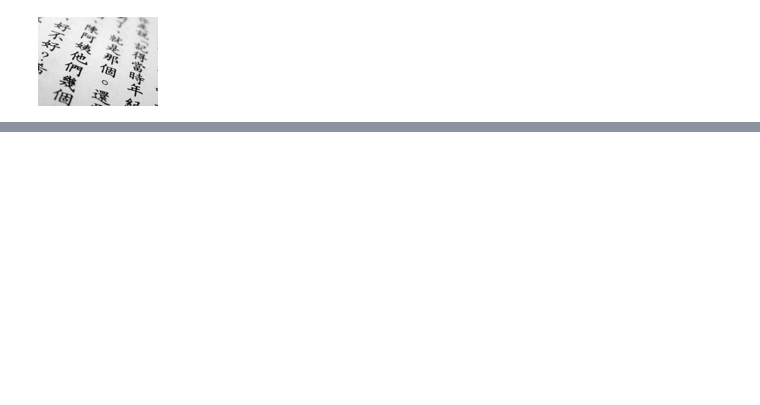
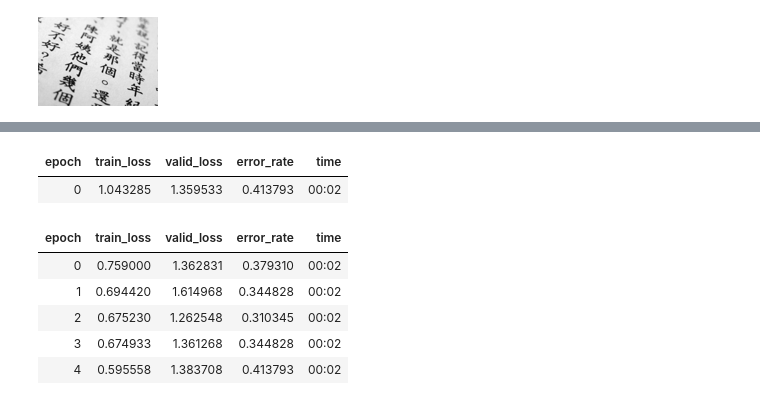
Before and after one commit to AgastyaPatel/FastAI-course, a Jupyter notebook: self-implementation/02-mandarin-japaenese-classifier/mandarin-japanese-classifier.ipynb, the cells around one changed output, grey strips where cells are left out. Cells and saved outputs as stored; diff of their text form; code cells hidden in the pictures; blank space fills up the shorter version.

```diff
--- a/self-implementation/02-mandarin-japaenese-classifier/mandarin-japanese-classifier.ipynb
+++ b/self-implementation/02-mandarin-japaenese-classifier/mandarin-japanese-classifier.ipynb
@@ -84,0 +139,13 @@ print(path/'mandarin', type(path/'mandarin'))
+# %%
+# Training Model
+learner = vision_learner(dls, resnet34, metrics = error_rate)
+learner.fine_tune(5)
+# %% [output]
+| epoch | train_loss | valid_loss | error_rate | time |
+| 0 | 1.043285 | 1.359533 | 0.413793 | 00:02 |
+| epoch | train_loss | valid_loss | error_rate | time |
+| 0 | 0.759000 | 1.362831 | 0.379310 | 00:02 |
+| 1 | 0.694420 | 1.614968 | 0.344828 | 00:02 |
+| 2 | 0.675230 | 1.262548 | 0.310345 | 00:02 |
+| 3 | 0.674933 | 1.361268 | 0.344828 | 00:02 |
+| 4 | 0.595558 | 1.383708 | 0.413793 | 00:02 |
```
Also changed, not shown: parts of 14 cells of this notebook.
